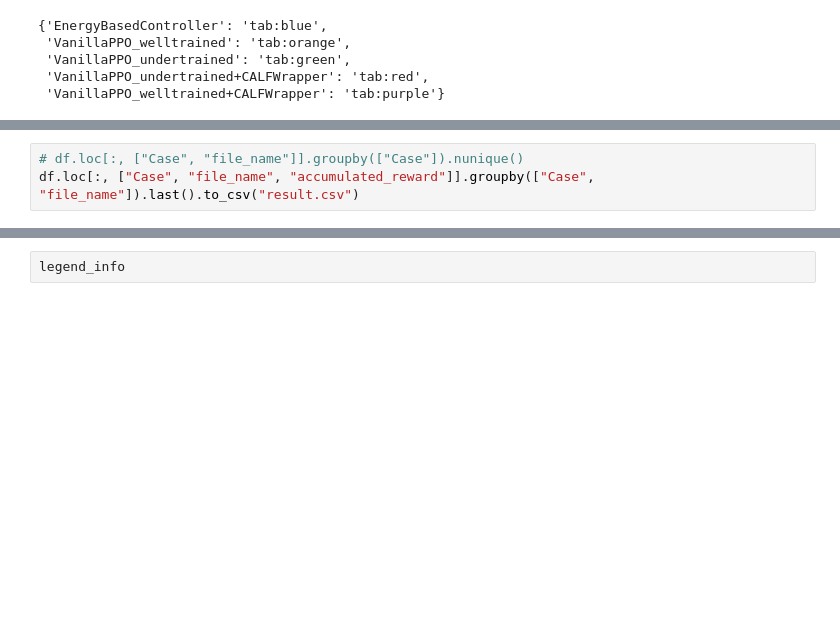
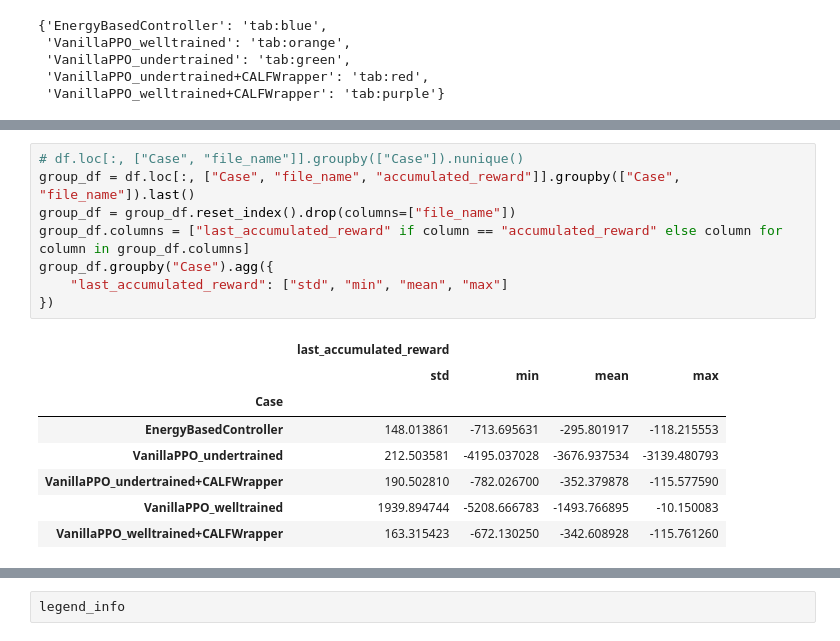
Before and after one commit to osinenkop/stable-baselines-playground, a Jupyter notebook: notebooks/analysis.ipynb, the cells around one changed output, grey strips where cells are left out. Saved outputs shown, nothing was run; the diff lists cells and outputs as text; blank space fills up the shorter version.

```diff
--- a/notebooks/analysis.ipynb
+++ b/notebooks/analysis.ipynb
@@ -82,6 +92,20 @@ case_colors
 # %%
 # df.loc[:, ["Case", "file_name"]].groupby(["Case"]).nunique()
-df.loc[:, ["Case", "file_name", "accumulated_reward"]].groupby(["Case", "file_name"]).last().to_csv("result.csv")
+group_df = df.loc[:, ["Case", "file_name", "accumulated_reward"]].groupby(["Case", "file_name"]).last()
+group_df = group_df.reset_index().drop(columns=["file_name"])
+group_df.columns = ["last_accumulated_reward" if column == "accumulated_reward" else column for column in group_df.columns]
+group_df.groupby("Case").agg({
+    "last_accumulated_reward": ["std", "min", "mean", "max"]
+})
+# %% [output]
+|  | last_accumulated_reward |  |  |  |
+|  | std | min | mean | max |
+| Case |  |  |  |  |
+| EnergyBasedController | 148.013861 | -713.695631 | -295.801917 | -118.215553 |
+| VanillaPPO_undertrained | 212.503581 | -4195.037028 | -3676.937534 | -3139.480793 |
+| VanillaPPO_undertrained+CALFWrapper | 190.502810 | -782.026700 | -352.379878 | -115.577590 |
+| VanillaPPO_welltrained | 1939.894744 | -5208.666783 | -1493.766895 | -10.150083 |
+| VanillaPPO_welltrained+CALFWrapper | 163.315423 | -672.130250 | -342.608928 | -115.761260 |
 # %%
 from scipy.interpolate import interp1d
 
```
Also changed, not shown: parts of 2 cells of this notebook, 4 other files.
